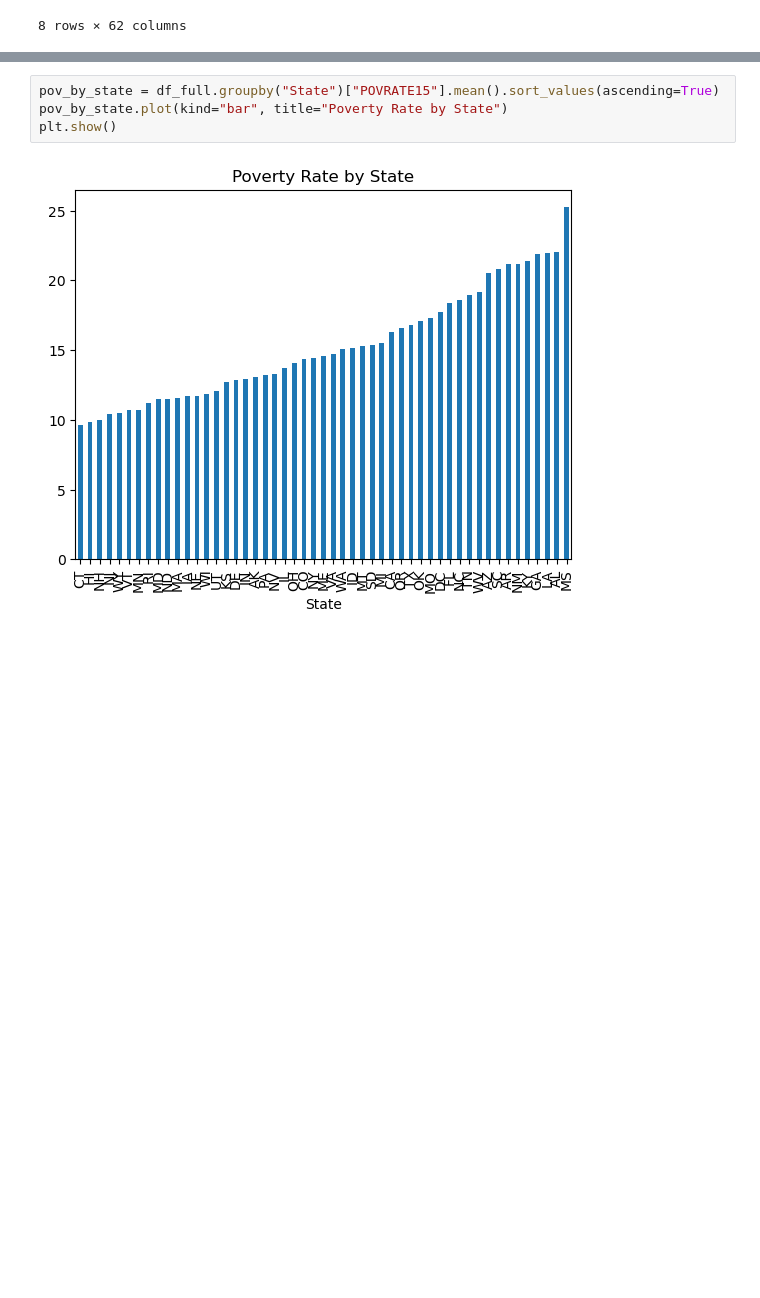
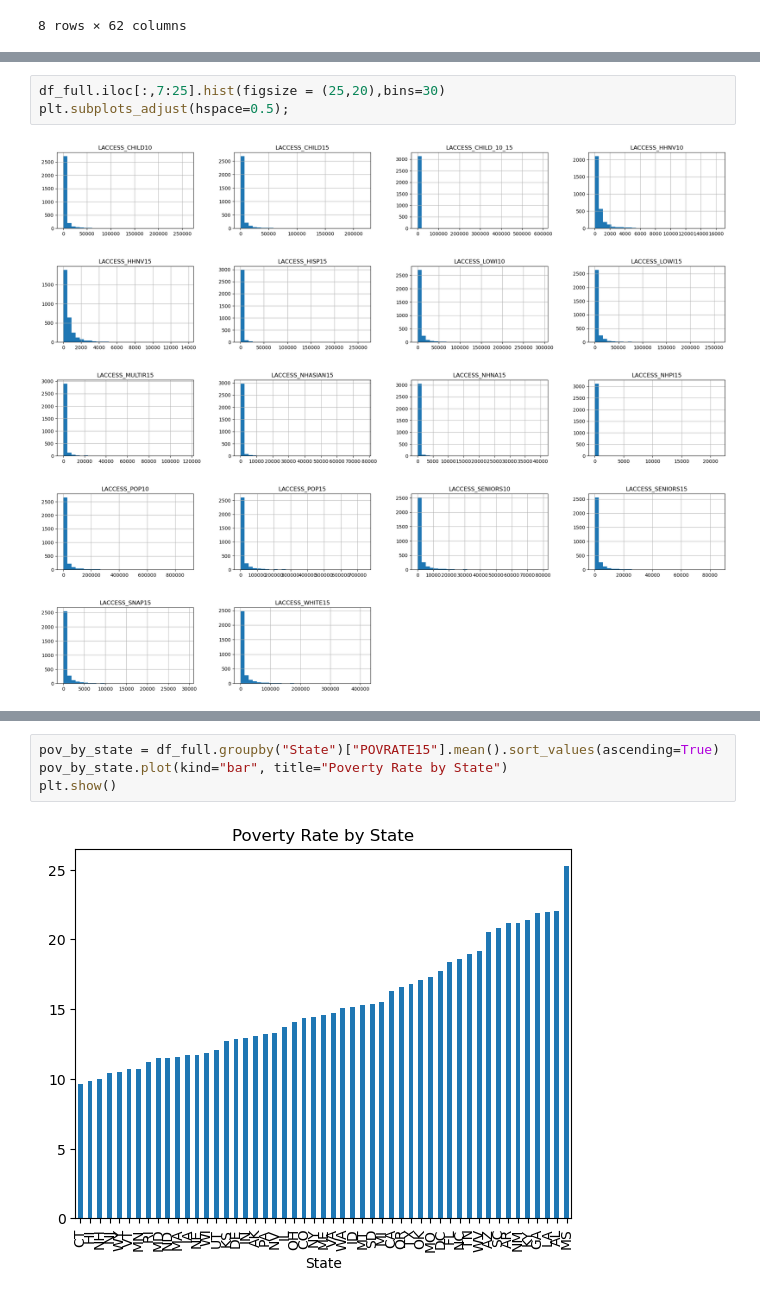
Before and after one commit to gabbycjames/DataScience_Capstone, a Jupyter notebook: DataWrangling.ipynb, the cells around one changed output, grey strips where cells are left out. Saved outputs shown, nothing was run; the diff lists cells and outputs as text; blank space fills up the shorter version.

```diff
--- a/DataWrangling.ipynb
+++ b/DataWrangling.ipynb
@@ -796,0 +802,5 @@ df_full.describe()
+# %%
+df_full.iloc[:,7:25].hist(figsize = (25,20),bins=30)
+plt.subplots_adjust(hspace=0.5);
+# %% [output]
+[figure, new version]
```
Also changed, not shown: parts of 15 cells of this notebook.
